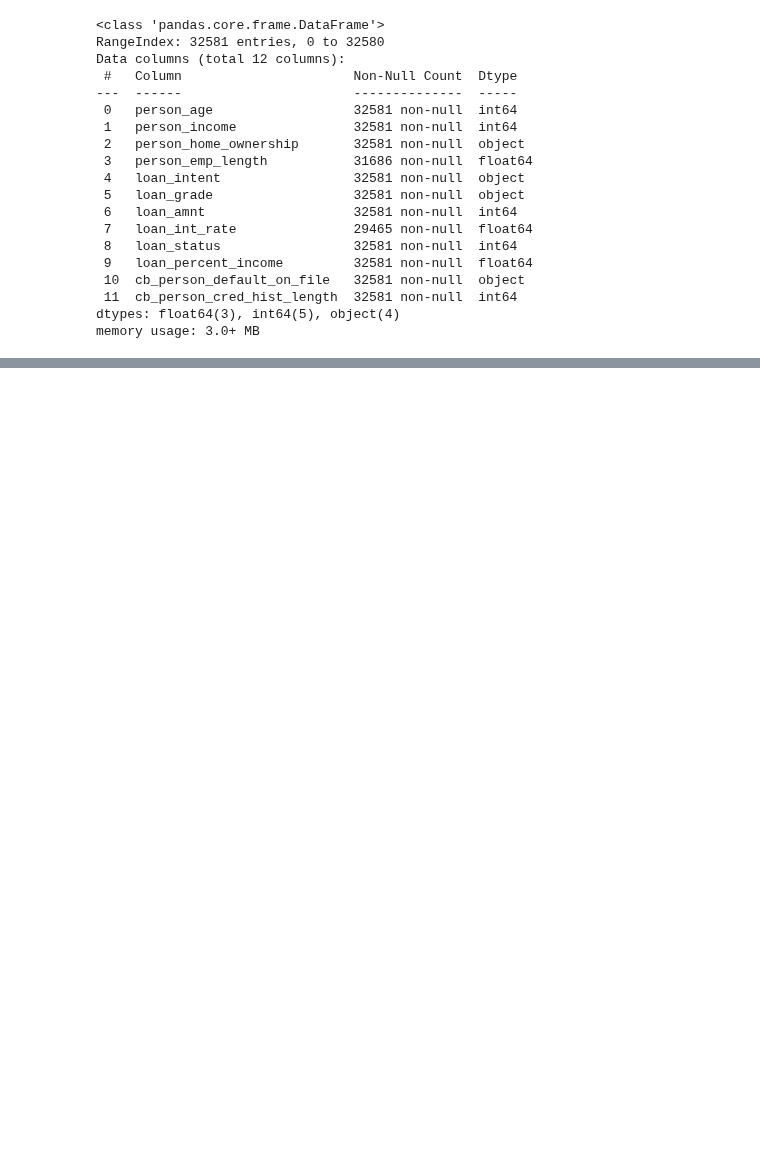
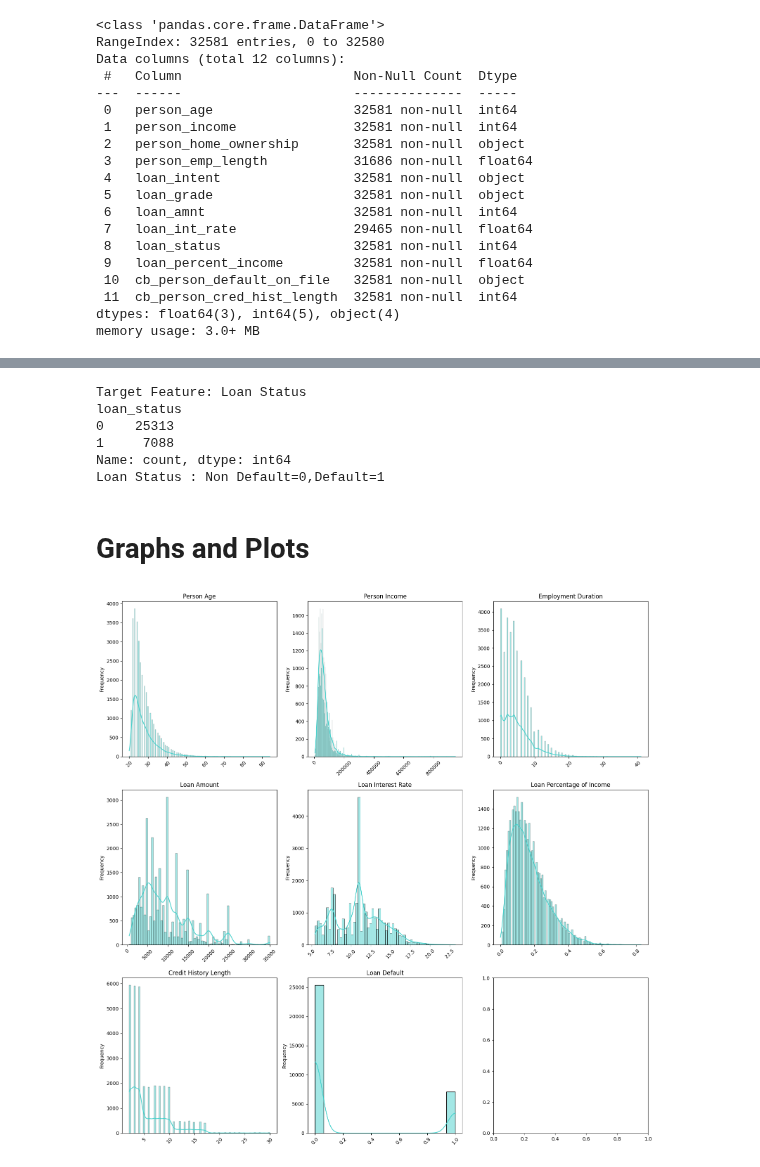
Before and after one commit to dibendupal69724-ux/CV-documents, a Jupyter notebook: Credit_Risk_Analysis_Modelling.ipynb, the cells around one changed output, grey strips where cells are left out. Cells and saved outputs as stored; diff of their text form; code cells hidden in the pictures; blank space fills up the shorter version.

```diff
--- a/Credit_Risk_Analysis_Modelling.ipynb
+++ b/Credit_Risk_Analysis_Modelling.ipynb
@@ -39,0 +72,9 @@ memory usage: 3.0+ MB
+# %%
+median_emp_length = df['person_emp_length'].median()
+median_int_rate = df['loan_int_rate'].median()
+
+df['person_emp_length'] = df['person_emp_length'].fillna(median_emp_length)
+df['loan_int_rate'] = df['loan_int_rate'].fillna(median_int_rate)
+
+print("Missing values after replacement with median:")
+print(df.isnull().sum())
@@ -39,0 +114,2 @@ memory usage: 3.0+ MB
+# %%
+df_clean1 = df[df['person_emp_length'] <= 50].copy()
@@ -39,0 +144,2 @@ memory usage: 3.0+ MB
+# %%
+df_clean2 = df_clean1.drop_duplicates()
@@ -39,0 +187,2 @@ memory usage: 3.0+ MB
+# %%
+df_cleaned = df_clean2[(df_clean2['person_age'] <= 100) & (df_clean2['person_income'] <= 1000000)].copy()
@@ -39,0 +211,50 @@ memory usage: 3.0+ MB
+# %%
+print('Target Feature: Loan Status ')
+print(df_cleaned['loan_status'].value_counts())
+print(f"Loan Status : Non Default=0,Default=1")
+# %% [output]
+Target Feature: Loan Status
+loan_status
+0    25313
+1     7088
+Name: count, dtype: int64
+Loan Status : Non Default=0,Default=1
+# %% [markdown]
+# Graphs and Plots
+# %%
+import matplotlib.pyplot as plt
+import seaborn as sns
+
+numerical_columns = ["person_age",
+    "person_income",
+    "person_emp_length",
+    "loan_amnt",
+    "loan_int_rate",
+    "loan_percent_income",
+    "cb_person_cred_hist_length",
+    "loan_status"]
+
+titles = {
+    "person_age": "Person Age",
+    "person_income": "Person Income",
+    "person_emp_length": "Employment Duration",
+    "loan_amnt": "Loan Amount",
+    "loan_int_rate": "Loan Interest Rate","loan_percent_income": "Loan Percentage of Income",
+    "cb_person_cred_hist_length": "Credit History Length","loan_status":"Loan Default"}
+
+
+fig, axes = plt.subplots(3,3, figsize=(16,16))
+axes = axes.flatten() # Flatten the 2D array of axes for easy iteration
+
+for i, col in enumerate(numerical_columns):
+    sns.histplot(x=col, data=df_cleaned, ax=axes[i], kde=True, color='mediumturquoise')
+    axes[i].set_title(titles[col])
+    axes[i].tick_params(axis='x', rotation=45)
+    axes[i].set_ylabel('Frequency')
+    axes[i].set_xlabel('') # Clear x-axis label as title already mentions the column
+
+
+plt.tight_layout()
+plt.show()
+# %% [output]
+[figure, added]
```
Also changed, not shown: parts of 58 cells of this notebook.
